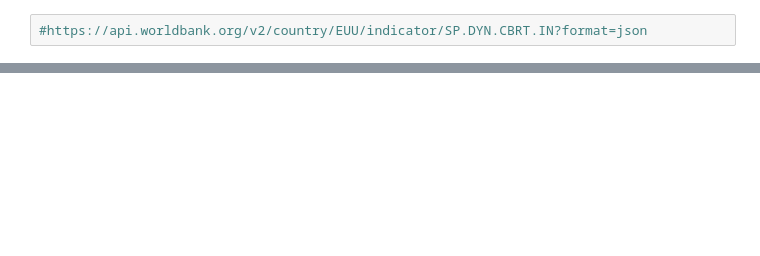
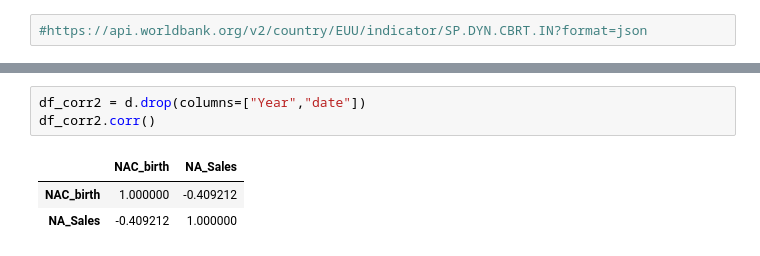
Before and after one commit to KirbyDream/APi_project, a Jupyter notebook: cleaning_VG.ipynb, the cells around one changed output, grey strips where cells are left out. Cells and saved outputs as stored; diff of their text form; blank space fills up the shorter version.

```diff
--- a/cleaning_VG.ipynb
+++ b/cleaning_VG.ipynb
@@ -563,3 +588,10 @@ df1_corr.corr()
+# %%
+df_corr2 = d.drop(columns=["Year","date"])
+df_corr2.corr()
+# %% [output]
+|  | NAC_birth | NA_Sales |
+| NAC_birth | 1.000000 | -0.409212 |
+| NA_Sales | -0.409212 | 1.000000 |
 # %%
 #https://api.worldbank.org/v2/country/JPN/indicator/SP.DYN.CBRT.IN?format=json
 api_birth_region("JPN").head()
```
Also changed, not shown: parts of 93 cells of this notebook, 1 other file.
